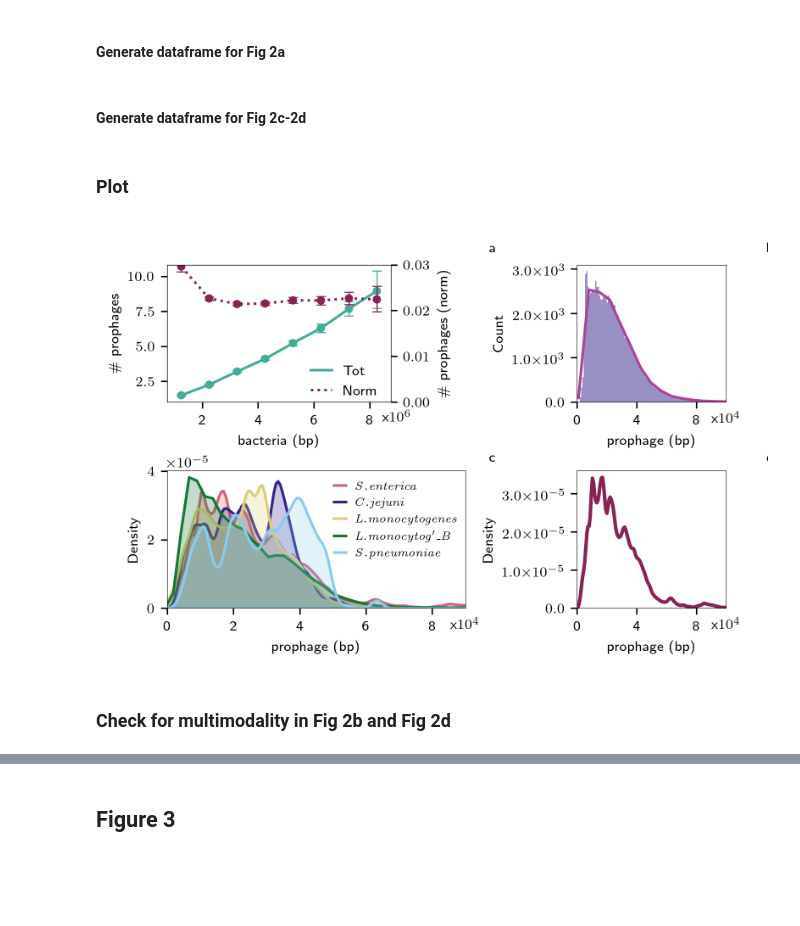
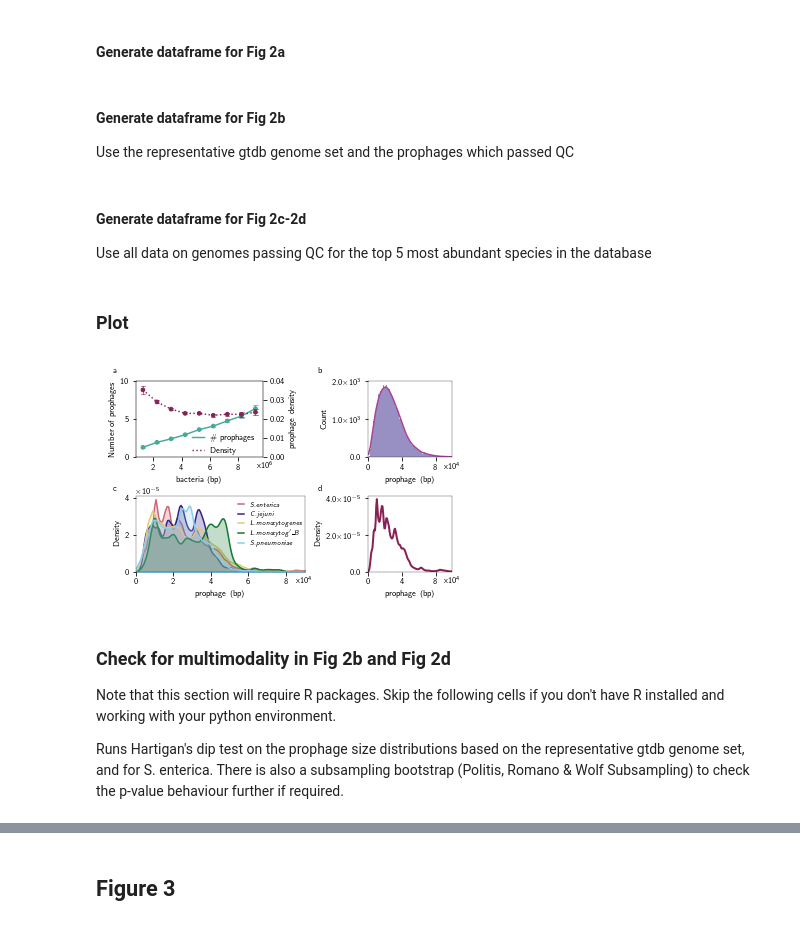
Before and after one commit to jcmckerral/prophage-distributions, a Jupyter notebook: analysis/prophage-distributions-paper.ipynb, the cells around one changed output, grey strips where cells are left out. Drawn from its saved outputs; the diff is of its cells as text; code cells hidden in the pictures; blank space fills up the shorter version.

```diff
--- a/analysis/prophage-distributions-paper.ipynb
+++ b/analysis/prophage-distributions-paper.ipynb
@@ -280,4 +257,4 @@ totalphagecontent.head()
 # %%
 # Merge the length info back to our summary metadata frame
 phagemeta = phagestatsdf.merge(totalphagecontent,on='assembly_accession', how='inner')
-phagemeta.shape
+phagemeta['bp prophage'] = phagemeta['bp prophage'].fillna(0)
@@ -585,2 +525,0 @@ plt.show()
-# %%
-mpl.rcParams.update(mpl.rcParamsDefault)
@@ -785,15 +736,24 @@ prophageSizePlot = prophageSizePlot[prophageSizePlot['assembly_accession'].isin(
 # %% [markdown]
 #### Generate dataframe for Fig 2a
 # %%
+# Minimum genome size
 minval = 0
-bins = list(np.arange(minval,1.2E7,1.4E6))  # 1.2
+# Create bins
+bins = list(np.arange(minval,1E7,1E6))
+
+# Editable dataframe
 sizePhage = phagemeta.copy()
-sizePhage = sizePhage[sizePhage['normalise_by_prok_length'] > 5E4]
-sizePhage = sizePhage[sizePhage['assembly_accession'].isin(newickList)]
+sizePhage = sizePhage[sizePhage['normalise_by_prok_length'] > 0]
+# Group by bins
 sizePhage['bin'] = pd.cut(sizePhage['normalise_by_prok_length'], bins)
 sizePhage["bin_centres"] = sizePhage["bin"].apply(lambda x: x.mid).astype(np.float64)
+# choose taxonomic level
 level = 'class'
-# genomeSize = taxameta.groupby(level).mean()["normalise_by_prok_length"].values
-# numberGenomes = taxameta.groupby(level).size().values
+
+# Exclude genomes with zero kept prophages
 balancedSizePhage = sizePhage[sizePhage['assembly_accession'].isin(newickList)]
 balancedSizePhage = balancedSizePhage[balancedSizePhage['Kept'] > 0]
+bincentres = np.array(np.sort(sizePhage["bin_centres"].unique())[:-1] / 1E6).flatten()
+# %% [markdown]
+#### Generate dataframe for Fig 2b
+Use the representative gtdb genome set and the prophages which passed QC
@@ -800,3 +763,5 @@ balancedSizePhage = balancedSizePhage[balancedSizePhage['Kept'] > 0]
 # %% [markdown]
 #### Generate dataframe for Fig 2c-2d
+
+Use all data on genomes passing QC for the top 5 most abundant species in the database
 # %%
@@ -810,16 +778,19 @@ prophageSizePlot2 = prophageSizePlot2[prophageSizePlot2['assembly_accession'].is
 # %%
 fig = plt.figure(figsize=(fig_width,fig_height))
 
+# use gridspec due to the uneven subplot sizes
 outer_gs = gridspec.GridSpec(nrows=2, ncols=1, figure=fig,  wspace=0.4,  hspace=0.5)
 gs0 = gridspec.GridSpecFromSubplotSpec(nrows=1, ncols=15, subplot_spec=outer_gs[0], wspace=0, hspace=0)
 gs1 = gridspec.GridSpecFromSubplotSpec(nrows=1, ncols=15, subplot_spec=outer_gs[1], wspace=0, hspace=0)
 
-
+# Set up the axes on the  grid
 ax0 = fig.add_subplot(gs0[0:,0:6])
 ax1 = fig.add_subplot(gs0[0:,11:15])
 ax4 = fig.add_subplot(gs1[0:,0:8])
 ax2 = fig.add_subplot(gs1[0:,11:15])
 
+# Put two seaborn point plots on the same axes
+# first the total number of phages in a genome against genome size (2a)
 with plt.rc_context({'lines.linewidth': 0.8}):
         s1 = sns.pointplot(x='bin_centres', y='Kept', data=balancedSizePhage,nboot=5000, ax = ax0,
                   color=colourDict.get('teal'), alpha=0.6, s=8,
@@ -827,23 +798,31 @@ with plt.rc_context({'lines.linewidth': 0.8}):
 
 ax3 = ax0.twinx()
 with plt.rc_context({'lines.linewidth': 0.8}):
-    s2 = sns.pointplot(x='bin_centres', y='Kept_normed', data=balancedSizePhage, ax=ax3, n_boot=25000,
+    s2 = sns.pointplot(x='bin_centres', y='Kept_normed', data=balancedSizePhage, ax=ax3, n_boot=5000,
                   color=colourDict.get('wine'), alpha=0.6, s=8, linestyles=':',
                  capsize=.3, errwidth=0.6)
 
-ax3.xaxis.offsetText.set_visible(False)
+# Do some formatting
+ax3.xaxis.offsetText.set_visible(False) # scientific formatting is in the wrong spot, remove it
+ax0.text(0.96,  -0.14,'x$10^6$', transform=ax0.transAxes)  # create new offset text in the right place
 labels = ax0.get_xticklabels()
-ax0.set(ylabel='\# prophages',xlabel='bacteria (bp)',xticks =[0.75,2.75,4.75,6.75],xticklabels=[2,4,6,8])
-ax0.text(0.96,  -0.14,'x$10^6$', transform=ax0.transAxes)
-ax3.set(ylabel='\# prophages (norm)',ylim=[0,0.03])
+ax0.set(ylabel='Number of prophages',xlabel='bacteria (bp)',xticks =[0.75,2.75,4.75,6.75],xticklabels=[2,4,6,8],
+      yticks=[0,5,10])
+ax3.set(ylabel='prophage density',ylim=[0,0.04]) #
+# ax.text(0.96,  -0.14,'x$10^6$', transform=ax0.transAxes)
+# ax0.set(ylabel='\# prophages (norm)',ylim=[0,0.04])
 
+# Set up the legend
 L = ax0.legend(s1.lines[:1]+s2.lines[:1], ['A','G'],handlelength=1.5,loc='lower right',bbox_to_anchor=(1.0, -0.06),frameon=False)
-L.get_texts()[0].set_text('Tot')
-L.get_texts()[1].set_text('Norm')
+L.get_texts()[0].set_text('\# prophages')
+L.get_texts()[1].set_text('Density')
 
 
+# Plot the histogram and KDE in 2b
+sns.histplot(x='bp', data=prophageSizePlot, ax=ax1, kde=True,
+             kde_kws={'bw_adjust':1.3}, linewidth=0,color=colourDict.get('indigo'))
 
-sns.histplot(x='bp', data=prophageSizePlot, ax=ax1, kde=True, linewidth=0,color=colourDict.get('indigo'))
+# Format axes
 ax1.set(xlim=[1E2,1E5], xlabel='prophage (bp)')
 ax1.yaxis.set_major_formatter(MathTextSciFormatter("%1.1e"))
 ax1.set(xlim=[1E2,1E5], xlabel='prophage (bp)',xticks=[0,40000,80000],xticklabels=['0','4','8'],
@@ -853,7 +832,7 @@ ax1.text(0.9,  -0.15, 'x$10^4$', transform=ax1.transAxes)
 ax1.lines[0].set_color(colourDict.get('purple'))
 
 
-
+# Plot the salmonella KDE for the prophage distributions
 sns.kdeplot(x='bp', data=prophageSizePlot2, ax=ax2, linewidth=2,color=colourDict.get('wine'))
 ax2.set(xlim=[1E2,1E5], xlabel='prophage (bp)')
 ax2.yaxis.set_major_formatter(MathTextSciFormatter("%1.1e"))
@@ -873,42 +852,45 @@ for i in topSpecies:
     prophageSizePlot2 = phageLengthDf[phageLengthDf['notes'] == 'Kept']
     prophageSizePlot2 = prophageSizePlot2[prophageSizePlot2['assembly_accession'].isin(
         list(taxameta[taxameta['species'] == speciesName]['assembly_accession']))]
-    # prophageSizePlot2 = prophageSizePlot2[prophageSizePlot2['assembly_accession'].isin(list(phagemeta['assembly_accession']))]
     nval = prophageSizePlot2.shape[0]
     ngenomes = len(list(taxameta[taxameta['species'] == speciesName]['assembly_accession']))
 
     sns.kdeplot(x='bp', data=prophageSizePlot2, ax=ax4, lw=1.5,fill=True, color=colList[counter])#,color=colourDict.get('teal'))
     counter=counter+1
 
 #     fig.suptitle('Species: '+speciesName+', max contigs: ' + str(maxContig) + r', genome $n=$'
 #                  + str(ngenomes)+ r', prophage $n=$' + str(nval))
 ax4.set(xlim=[0,9E4], xlabel='prophage (bp)',xticks=[0,2E4,4E4,6E4,8E4],xticklabels=['0','2','4','6','8'])
 ax4.text(0.95,  -0.15, 'x$10^4$', transform=ax4.transAxes)
 
 
 custom_lines = [Line2D([0], [0], color=colList[0], lw=1.5),
                 Line2D([0], [0], color=colList[1], lw=1.5),
                 Line2D([0], [0], color=colList[2], lw=1.5),
                 Line2D([0], [0], color=colList[3], lw=1.5),
                 Line2D([0], [0], color=colList[4], lw=1.5)]
 
 ax4.legend(custom_lines, ["$\it{S. enterica}$","$\it{C. jejuni}$","$\it{L. monocytogenes}$","$\it{L. monocytog'\_B}$","$\it{S. pneumoniae}$"],
            handlelength=1,frameon=False, loc='upper right',bbox_to_anchor=(1.01, 1), fontsize='small')
 # ax4.legend()
 
-plt.annotate('a',(0.545,0.93),xycoords='figure fraction',weight='bold')
-plt.annotate('b',(0.93,0.93),xycoords='figure fraction',weight='bold')
-plt.annotate('c',(0.545,0.46),xycoords='figure fraction',fontweight='bold')
-plt.annotate('d',(0.93,0.46),xycoords='figure fraction',fontweight='bold')
+plt.annotate('a',(0.045,0.93),xycoords='figure fraction',weight='bold')
+plt.annotate('b',(0.6,0.93),xycoords='figure fraction',weight='bold')
+plt.annotate('c',(0.045,0.46),xycoords='figure fraction',fontweight='bold')
+plt.annotate('d',(0.6,0.46),xycoords='figure fraction',fontweight='bold')
 
 
 plt.show()
 
-# fig.savefig('./figures/panel2_NEW.png',dpi=600,bbox_inches='tight')
+# fig.savefig('../results/figures/panel2.png',dpi=600,bbox_inches='tight')
 # %% [output]
-[figure, old version]
+[figure, new version]
-# %% [markdown]
-### Check for multimodality in Fig 2b and Fig 2d
+# %% [markdown]
+### Check for multimodality in Fig 2b and Fig 2d
+
+Note that this section will require R packages. Skip the following cells if you don't have R installed and working with your python environment.
+
+Runs Hartigan's dip test on the prophage size distributions based on the representative gtdb genome set, and for S. enterica. There is also a subsampling bootstrap (Politis, Romano & Wolf Subsampling) to check the p-value behaviour further if required.
 # %%
 # import R packages
 diptest=importr('diptest')
```
Also changed, not shown: parts of 136 cells of this notebook.
